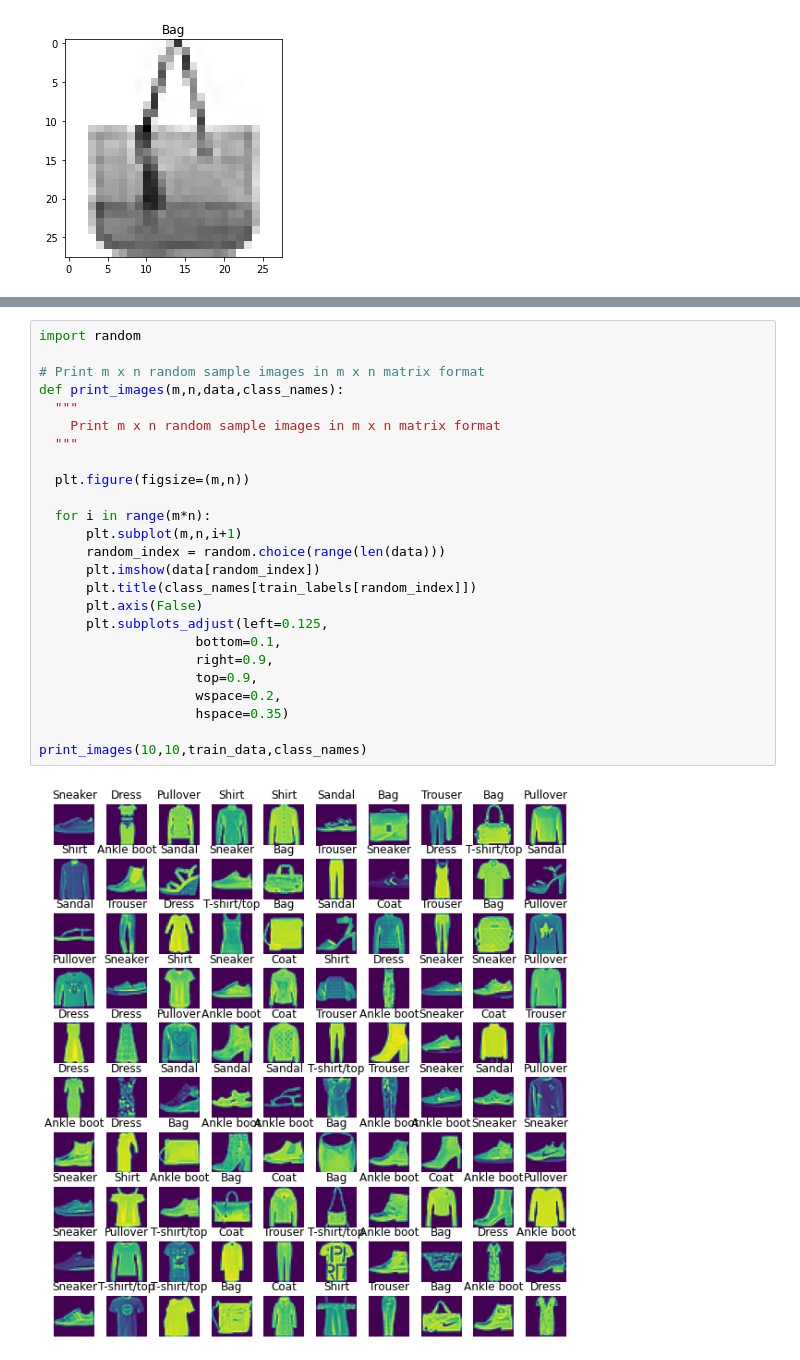
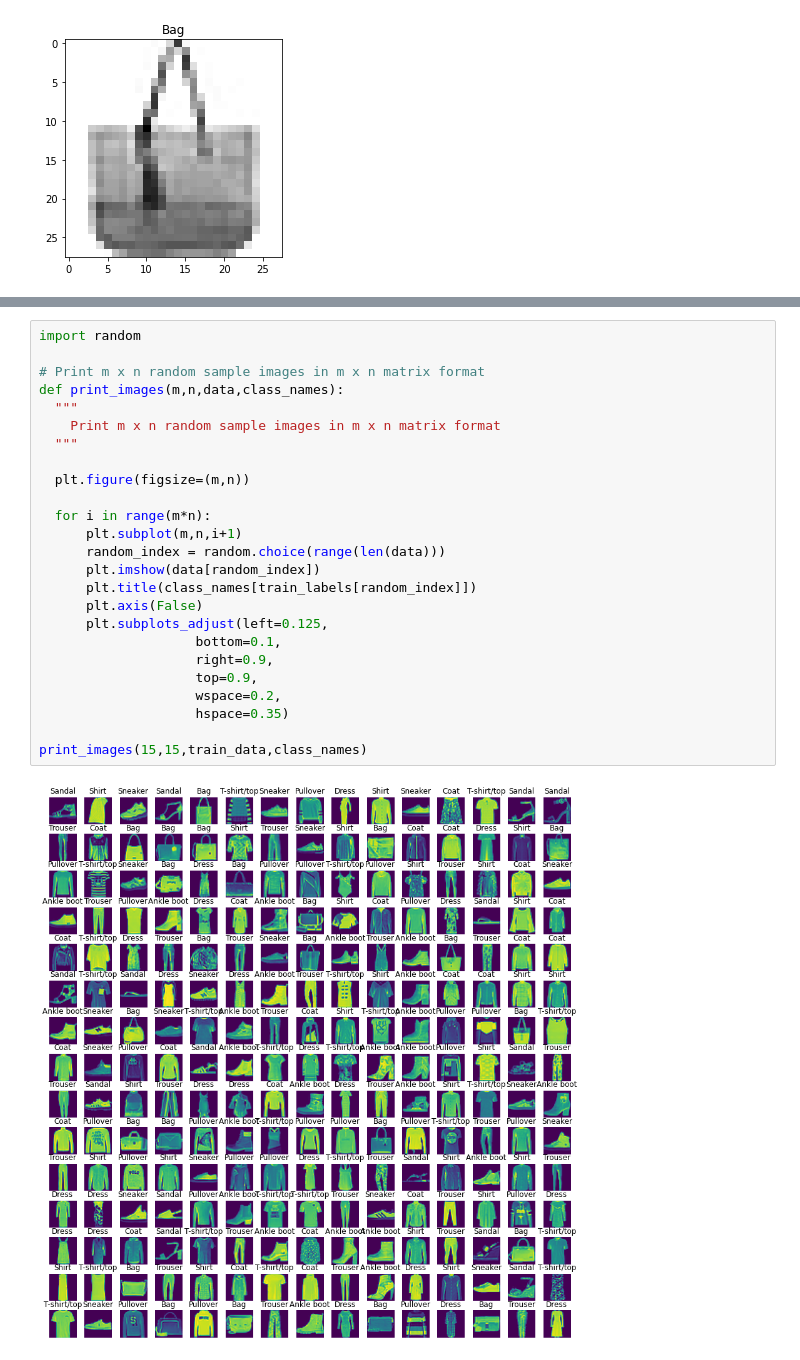
Before and after one commit to dileep-gadiraju/tensorflow-deep-learning, a Jupyter notebook: my_practice/02_neural_network_classification_in_tensorflow.ipynb, the cells around one changed output, grey strips where cells are left out. Cells and saved outputs as stored; diff of their text form.

```diff
--- a/my_practice/02_neural_network_classification_in_tensorflow.ipynb
+++ b/my_practice/02_neural_network_classification_in_tensorflow.ipynb
@@ -913,27 +924,27 @@ for i in range(4):
 # %%
 import random
 
 # Print m x n random sample images in m x n matrix format
 def print_images(m,n,data,class_names):
   """
     Print m x n random sample images in m x n matrix format
   """
 
   plt.figure(figsize=(m,n))
 
   for i in range(m*n):
       plt.subplot(m,n,i+1)
       random_index = random.choice(range(len(data)))
       plt.imshow(data[random_index])
       plt.title(class_names[train_labels[random_index]])
       plt.axis(False)
       plt.subplots_adjust(left=0.125,
                     bottom=0.1,
                     right=0.9,
                     top=0.9,
                     wspace=0.2,
                     hspace=0.35)
 
-print_images(10,10,train_data,class_names)
+print_images(15,15,train_data,class_names)
 # %% [output]
-[figure, old version]
+[figure, new version]
```
Also changed, not shown: parts of 57 cells of this notebook, 1 other file.
